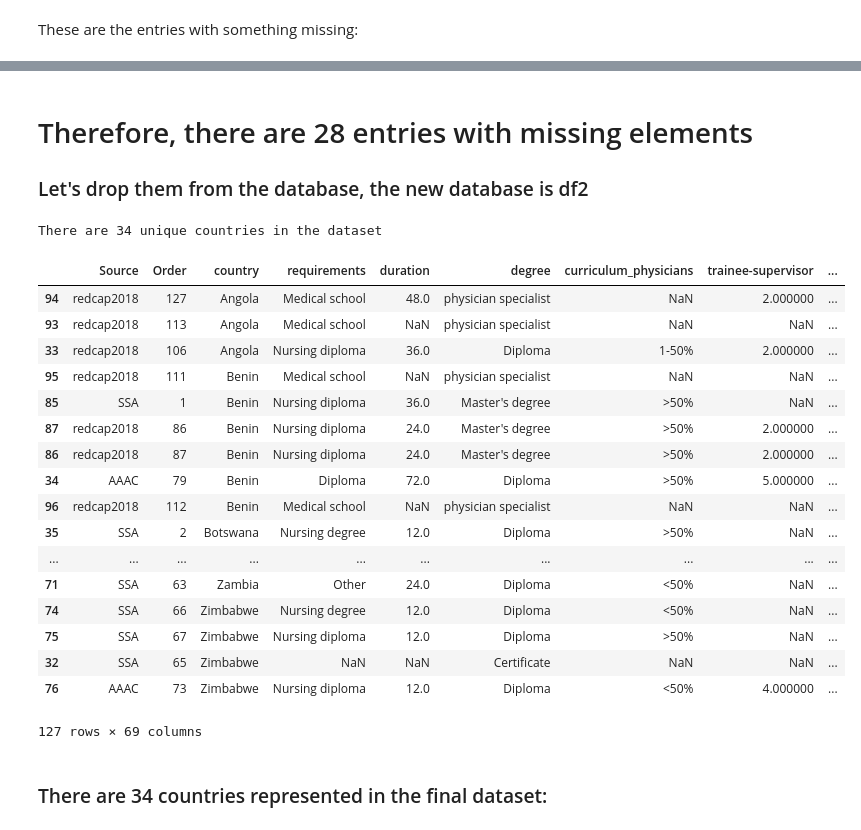
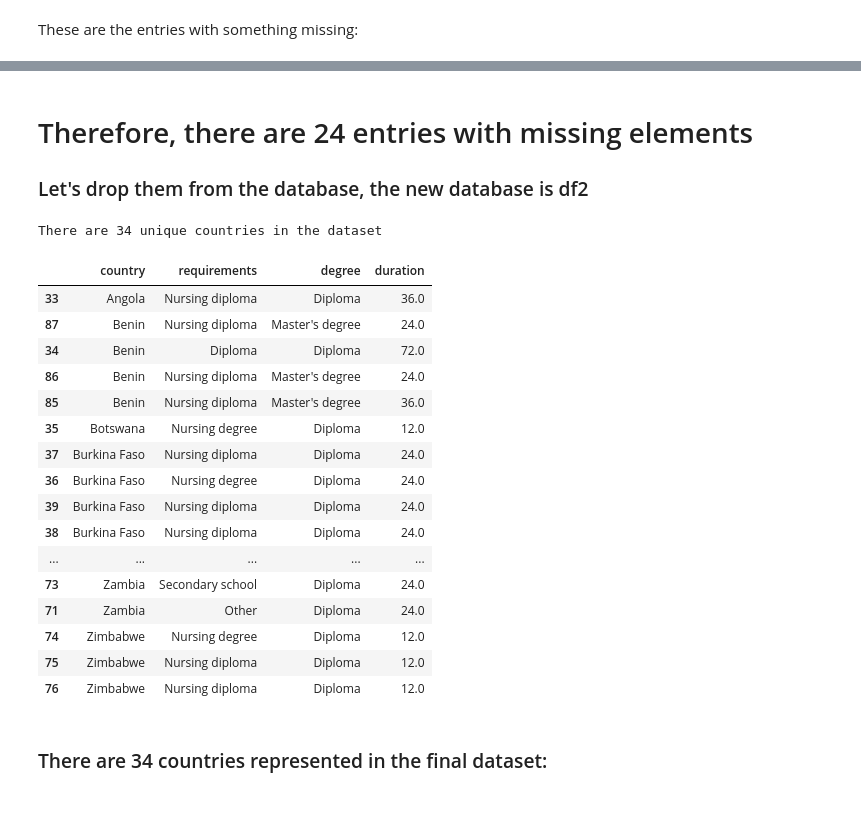
Before and after one commit to lawtj/npa, a Jupyter notebook: npa data.ipynb, the cells around one changed output, grey strips where cells are left out. Drawn from its saved outputs; the diff is of its cells as text; code cells hidden in the pictures.

```diff
--- a/npa data.ipynb
+++ b/npa data.ipynb
@@ -24,10 +24,12 @@ df = pd.read_csv('npadata.csv')
 from IPython.core.display import display, HTML
 display(HTML("<style>.container { width:75% !important; }</style>"))
 pd.options.display.max_rows = 999
+
+#firstly, going to remove physicians from the dataset
+nps = df[df.degree != 'physician specialist']
+
 #df1 = just country, requirements, duration
-df1 = df[['country', 'requirements', 'degree', 'duration']]
+df1 = nps[['country', 'requirements', 'degree', 'duration']]
 
 #d1 is the full dataset with the missing rows removed
-d1 = df[(df.duration.isnull()==False) & (df.requirements.isnull()==False) & (df.degree.isnull()==False)].sort_values('country')
+d1 = nps[(nps.duration.isnull()==False) & (nps.requirements.isnull()==False) & (nps.degree.isnull()==False)].sort_values('country')
-# %%
-pd.options.display.max_rows = 999
@@ -69,32 +108,31 @@ There are  28 rows with missing core elements
 # %% [markdown]
-# Therefore, there are 28 entries with missing elements
+# Therefore, there are 24 entries with missing elements
 ### Let's drop them from the database, the new database is df2
 # %%
-df2 = df1[(df.duration.isnull()==False) & (df.requirements.isnull()==False) & (df.degree.isnull()==False)].sort_values('country')
+df2 = df1[(nps.duration.isnull()==False) & (nps.requirements.isnull()==False) & (nps.degree.isnull()==False)].sort_values('country')
 print('There are', df2.country.nunique(), 'unique countries in the dataset')
 # %% [output]
 There are 34 unique countries in the dataset
 # %%
-df.sort_values('country')
+df2.sort_values('country')
 # %% [output]
-|  | Source | Order | country | requirements | duration | degree | curriculum_physicians | trainee-supervisor | ... |
-| 94 | redcap2018 | 127 | Angola | Medical school | 48.0 | physician specialist | NaN | 2.000000 | ... |
-| 93 | redcap2018 | 113 | Angola | Medical school | NaN | physician specialist | NaN | NaN | ... |
-| 33 | redcap2018 | 106 | Angola | Nursing diploma | 36.0 | Diploma | 1-50% | 2.000000 | ... |
-| 95 | redcap2018 | 111 | Benin | Medical school | NaN | physician specialist | NaN | NaN | ... |
-| 85 | SSA | 1 | Benin | Nursing diploma | 36.0 | Master's degree | >50% | NaN | ... |
-| 87 | redcap2018 | 86 | Benin | Nursing diploma | 24.0 | Master's degree | >50% | 2.000000 | ... |
-| 86 | redcap2018 | 87 | Benin | Nursing diploma | 24.0 | Master's degree | >50% | 2.000000 | ... |
-| 34 | AAAC | 79 | Benin | Diploma | 72.0 | Diploma | >50% | 5.000000 | ... |
-| 96 | redcap2018 | 112 | Benin | Medical school | NaN | physician specialist | NaN | NaN | ... |
-| 35 | SSA | 2 | Botswana | Nursing degree | 12.0 | Diploma | >50% | NaN | ... |
-| ... | ... | ... | ... | ... | ... | ... | ... | ... | ... |
-| 71 | SSA | 63 | Zambia | Other | 24.0 | Diploma | <50% | NaN | ... |
-| 74 | SSA | 66 | Zimbabwe | Nursing degree | 12.0 | Diploma | <50% | NaN | ... |
-| 75 | SSA | 67 | Zimbabwe | Nursing diploma | 12.0 | Diploma | >50% | NaN | ... |
-| 32 | SSA | 65 | Zimbabwe | NaN | NaN | Certificate | NaN | NaN | ... |
-| 76 | AAAC | 73 | Zimbabwe | Nursing diploma | 12.0 | Diploma | <50% | 4.000000 | ... |
+|  | country | requirements | degree | duration |
+| 33 | Angola | Nursing diploma | Diploma | 36.0 |
+| 87 | Benin | Nursing diploma | Master's degree | 24.0 |
+| 34 | Benin | Diploma | Diploma | 72.0 |
+| 86 | Benin | Nursing diploma | Master's degree | 24.0 |
+| 85 | Benin | Nursing diploma | Master's degree | 36.0 |
+| 35 | Botswana | Nursing degree | Diploma | 12.0 |
+| 37 | Burkina Faso | Nursing diploma | Diploma | 24.0 |
+| 36 | Burkina Faso | Nursing degree | Diploma | 24.0 |
+| 39 | Burkina Faso | Nursing diploma | Diploma | 24.0 |
+| 38 | Burkina Faso | Nursing diploma | Diploma | 24.0 |
+| ... | ... | ... | ... | ... |
+| 73 | Zambia | Secondary school | Diploma | 24.0 |
+| 71 | Zambia | Other | Diploma | 24.0 |
+| 74 | Zimbabwe | Nursing degree | Diploma | 12.0 |
+| 75 | Zimbabwe | Nursing diploma | Diploma | 12.0 |
+| 76 | Zimbabwe | Nursing diploma | Diploma | 12.0 |
-127 rows × 69 columns
 # %% [markdown]
 ### There are 34 countries represented in the final dataset:
 # %%
```
Also changed, not shown: parts of 28 cells of this notebook.
